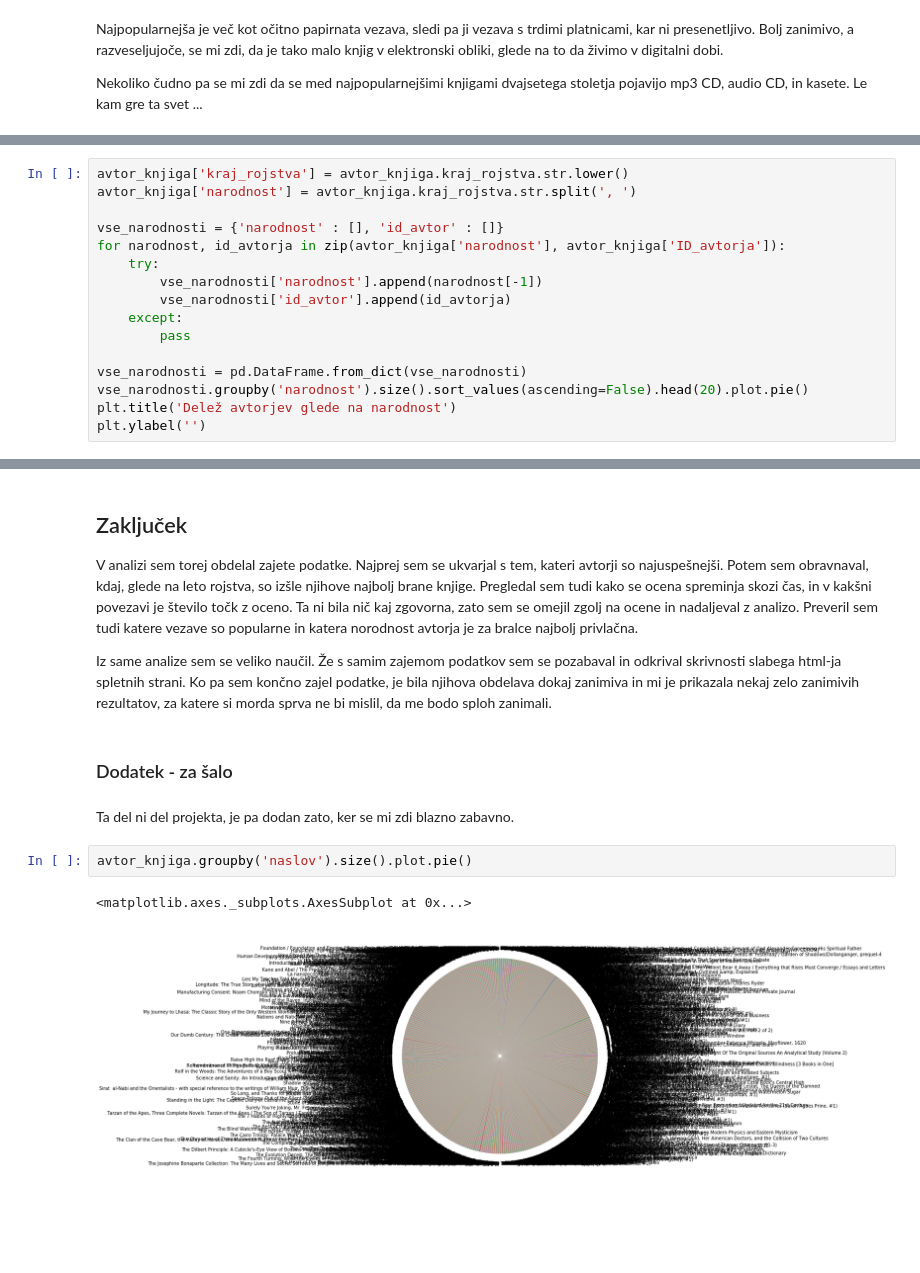
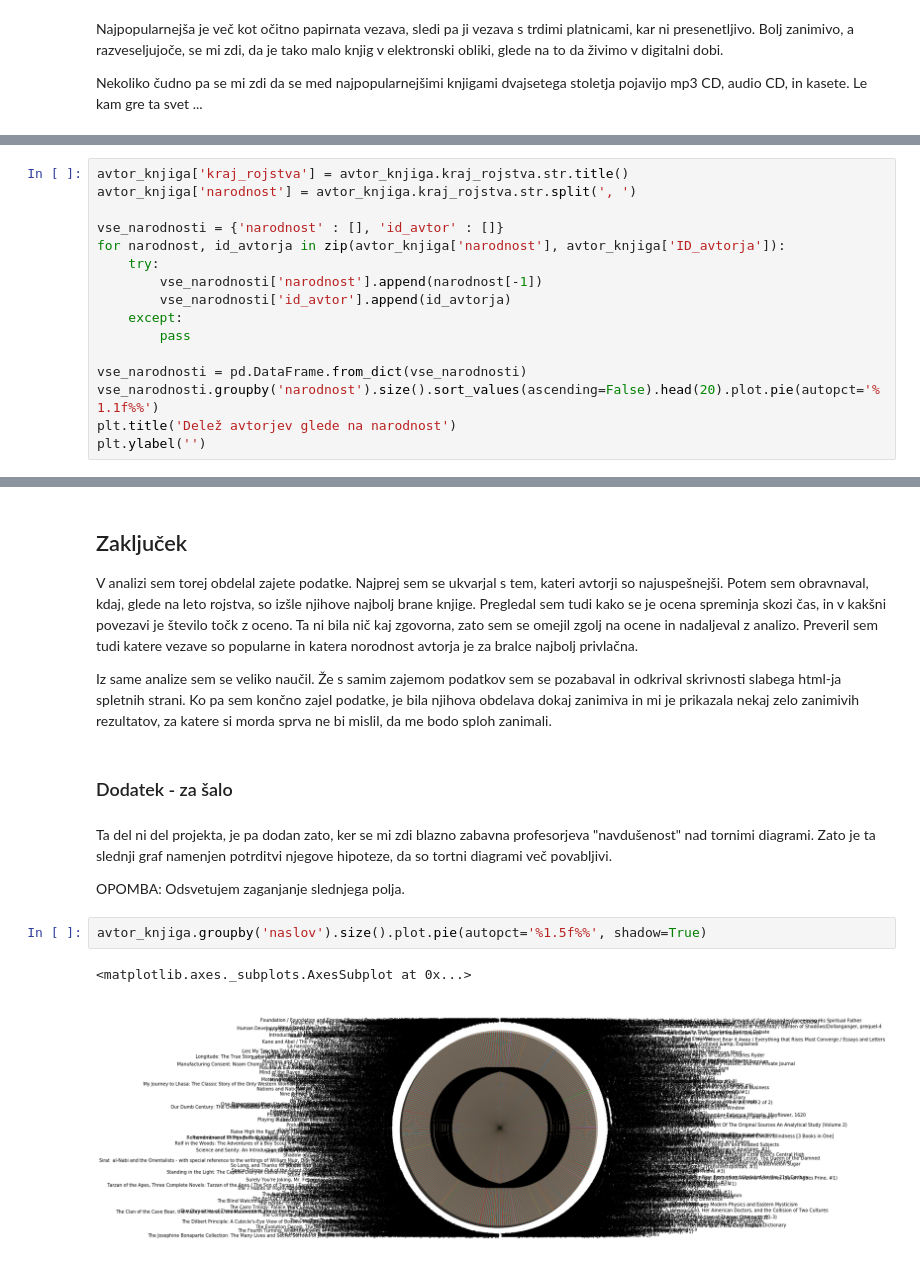
Before and after one commit to rzgdmqt/Projekt-PROG1, a Jupyter notebook: analiza_podatkov.ipynb, the cells around one changed output, grey strips where cells are left out. Cells and saved outputs as stored; diff of their text form; blank space fills up the shorter version.

```diff
--- a/analiza_podatkov.ipynb
+++ b/analiza_podatkov.ipynb
@@ -407,5 +424,5 @@ Poglejmo si še narodnost avtorjev in nekaj analize v povezavi z narodnostjo. Za
 # %%
-avtor_knjiga['kraj_rojstva'] = avtor_knjiga.kraj_rojstva.str.lower()
+avtor_knjiga['kraj_rojstva'] = avtor_knjiga.kraj_rojstva.str.title()
 avtor_knjiga['narodnost'] = avtor_knjiga.kraj_rojstva.str.split(', ')
 
 vse_narodnosti = {'narodnost' : [], 'id_avtor' : []}
@@ -417,7 +434,7 @@ for narodnost, id_avtorja in zip(avtor_knjiga['narodnost'], avtor_knjiga['ID_avt
         pass
 
 vse_narodnosti = pd.DataFrame.from_dict(vse_narodnosti)
-vse_narodnosti.groupby('narodnost').size().sort_values(ascending=False).head(20).plot.pie()
+vse_narodnosti.groupby('narodnost').size().sort_values(ascending=False).head(20).plot.pie(autopct='%1.1f%%')
 plt.title('Delež avtorjev glede na narodnost')
 plt.ylabel('')
 # %% [output]
@@ -437,16 +478,18 @@ Prav tako pa lahko iz zgornje tabele hitro vidimo, da na seznamu ni nobenega slo
 # %% [markdown]
 ## Zaključek
 
-V analizi sem torej obdelal zajete podatke. Najprej sem se ukvarjal s tem, kateri avtorji so najuspešnejši. Potem sem obravnaval, kdaj, glede na leto rojstva, so izšle njihove najbolj brane knjige. Pregledal sem tudi kako se ocena spreminja skozi čas, in v kakšni povezavi je število točk z oceno. Ta ni bila nič kaj zgovorna, zato sem se omejil zgolj na ocene in nadaljeval z analizo. Preveril sem tudi katere vezave so popularne in katera norodnost avtorja je za bralce najbolj privlačna.
+V analizi sem torej obdelal zajete podatke. Najprej sem se ukvarjal s tem, kateri avtorji so najuspešnejši. Potem sem obravnaval, kdaj, glede na leto rojstva, so izšle njihove najbolj brane knjige. Pregledal sem tudi kako se je ocena spreminja skozi čas, in v kakšni povezavi je število točk z oceno. Ta ni bila nič kaj zgovorna, zato sem se omejil zgolj na ocene in nadaljeval z analizo. Preveril sem tudi katere vezave so popularne in katera norodnost avtorja je za bralce najbolj privlačna.
 
 Iz same analize sem se veliko naučil. Že s samim zajemom podatkov sem se pozabaval in odkrival skrivnosti slabega html-ja spletnih strani. Ko pa sem končno zajel podatke, je bila njihova obdelava dokaj zanimiva in mi je prikazala nekaj zelo zanimivih rezultatov, za katere si morda sprva ne bi mislil, da me bodo sploh zanimali.
 # %% [markdown]
 ### Dodatek - za šalo
 # %% [markdown]
-Ta del ni del projekta, je pa dodan zato, ker se mi zdi blazno zabavno.
+Ta del ni del projekta, je pa dodan zato, ker se mi zdi blazno zabavna profesorjeva "navdušenost" nad tornimi diagrami. Zato je ta slednji graf namenjen potrditvi njegove hipoteze, da so tortni diagrami več povabljivi.
+
+OPOMBA: Odsvetujem zaganjanje slednjega polja.
 # %%
-avtor_knjiga.groupby('naslov').size().plot.pie()
+avtor_knjiga.groupby('naslov').size().plot.pie(autopct='%1.5f%%', shadow=True)
 # %% [output]
 <matplotlib.axes._subplots.AxesSubplot at 0x...>
-[figure, old version]
+[figure, new version]
 # %% [markdown]
```
Also changed, not shown: parts of 29 cells of this notebook, 3 other files.
